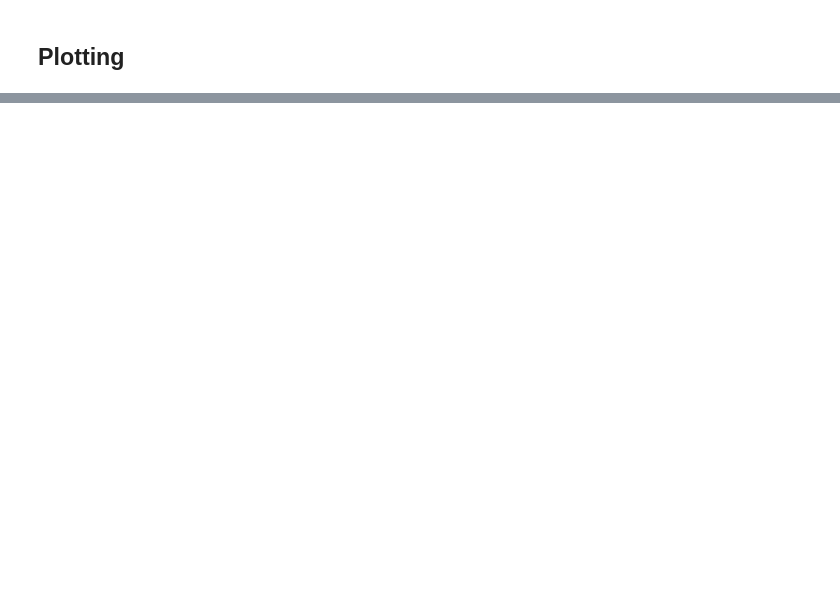
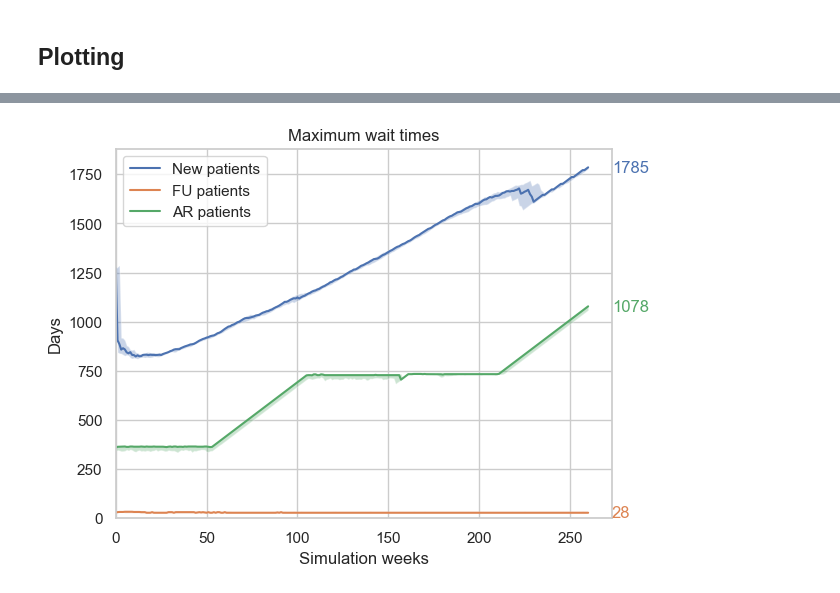
Before and after one commit to CSampsonSomersetFT/ADHD_DES_Simulation, a Jupyter notebook: Simulation_framework.ipynb, the cells around one changed output, grey strips where cells are left out. Saved outputs shown, nothing was run; the diff lists cells and outputs as text; code cells hidden in the pictures; blank space fills up the shorter version.

```diff
--- a/Simulation_framework.ipynb
+++ b/Simulation_framework.ipynb
@@ -724,3 +749,30 @@ ax.axvline(x=1825, linestyle="dashed", c="black")
+# %%
+x = np.array([sc.metrics["max_wait_time_new"] for sc in scs])
+ax = sns.lineplot(np.median(x, axis=0), label= "New patients")
+plt.fill_between(range(len(x[0])), np.percentile(x, 2.5, axis=0), np.percentile(x, 97.5, axis=0), alpha=0.3)
+
+x = np.array([sc.metrics["max_wait_time_fu"] for sc in scs])
+sns.lineplot(np.median(x, axis=0), label= "FU patients")
+plt.fill_between(range(len(x[0])), np.percentile(x, 2.5, axis=0), np.percentile(x, 97.5, axis=0), alpha=0.3)
+
+x = np.array([sc.metrics["max_wait_time_ar"] for sc in scs])
+sns.lineplot(np.median(x, axis=0), label= "AR patients")
+plt.fill_between(range(len(x[0])), np.percentile(x, 2.5, axis=0), np.percentile(x, 97.5, axis=0), alpha=0.3)
+
+plt.legend()
+
+plt.xlabel("Simulation weeks")
+plt.ylabel("Days")
+plt.title("Maximum wait times")
+
+plt.xlim(0)
+plt.ylim(0)
+
+plot_end_points(ax)
+ax.axvline(x=1825, linestyle="dashed", c="black")
+plt.savefig("images/max_wait_times.png", dpi=600)
+# %% [output]
+[figure, added]
 # %%
 current_load = np.array([sc.metrics["current_load"] for sc in scs])
 
```
Also changed, not shown: parts of 10 cells of this notebook.
